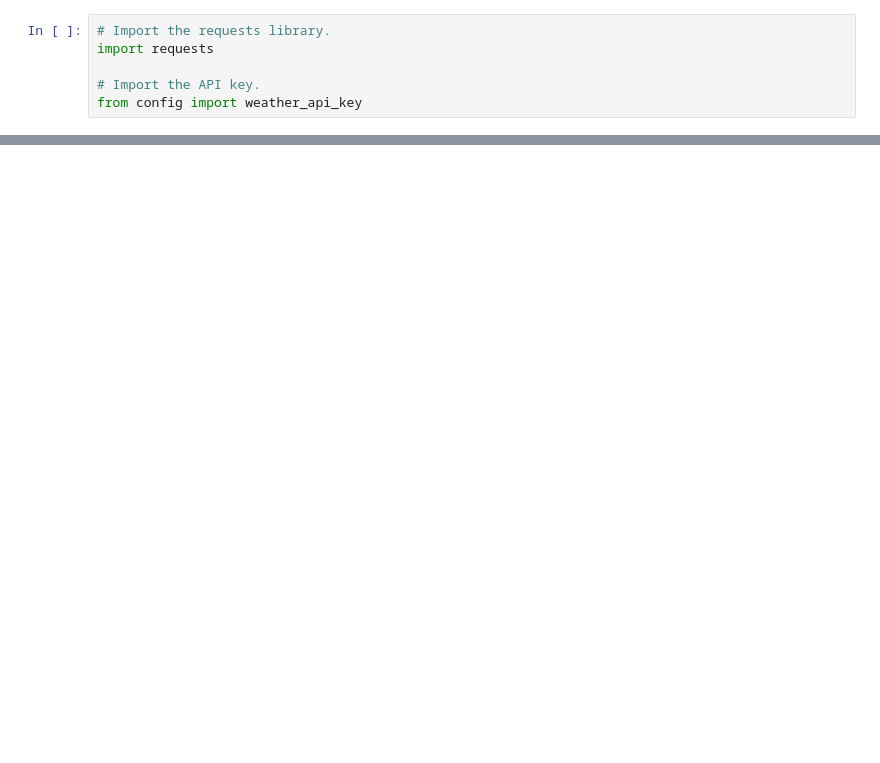
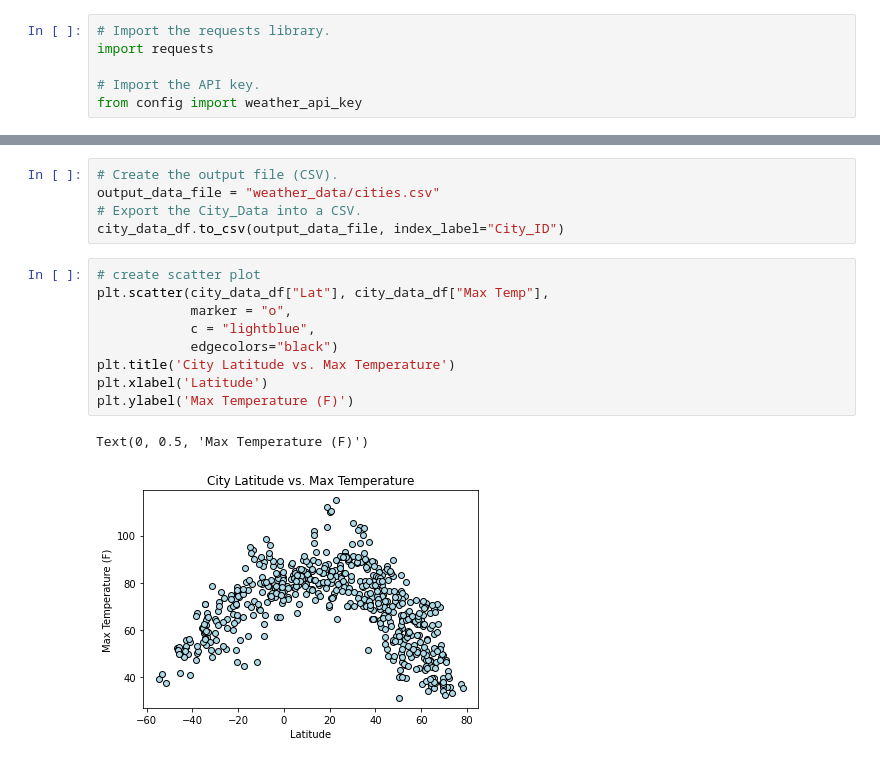
Before and after one commit to sdunderhill/World_Weather_Analysis, a Jupyter notebook: WeatherPy.ipynb, the cells around one changed output, grey strips where cells are left out. Saved outputs shown, nothing was run; the diff lists cells and outputs as text; blank space fills up the shorter version.

```diff
--- a/WeatherPy.ipynb
+++ b/WeatherPy.ipynb
@@ -211,0 +208,17 @@ city_data_df.to_csv(output_data_file, index_label="City_ID")
+# %%
+# Create the output file (CSV).
+output_data_file = "weather_data/cities.csv"
+# Export the City_Data into a CSV.
+city_data_df.to_csv(output_data_file, index_label="City_ID")
+# %%
+# create scatter plot
+plt.scatter(city_data_df["Lat"], city_data_df["Max Temp"],
+            marker = "o",
+            c = "lightblue",
+            edgecolors="black")
+plt.title('City Latitude vs. Max Temperature')
+plt.xlabel('Latitude')
+plt.ylabel('Max Temperature (F)')
+# %% [output]
+Text(0, 0.5, 'Max Temperature (F)')
+[figure, added]
```
Also changed, not shown: parts of 23 cells of this notebook.
